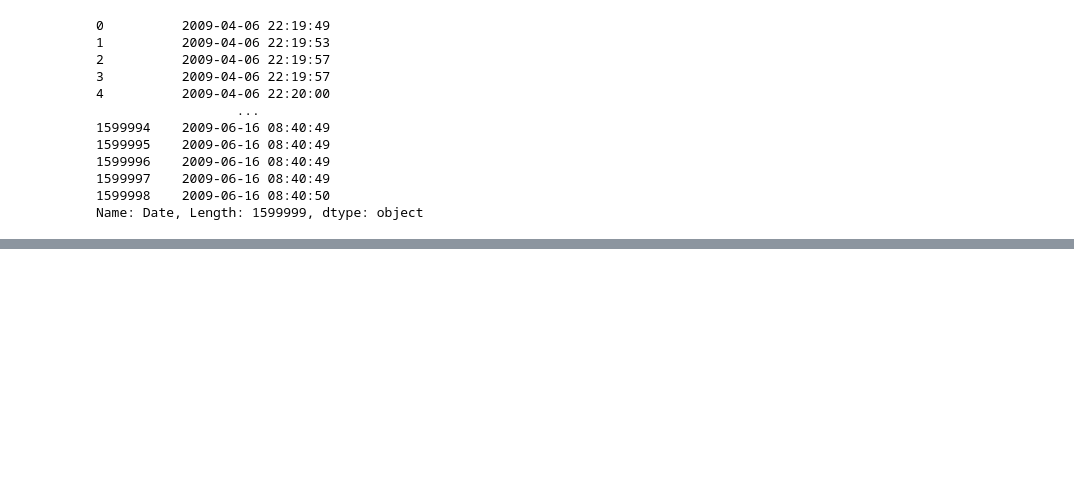
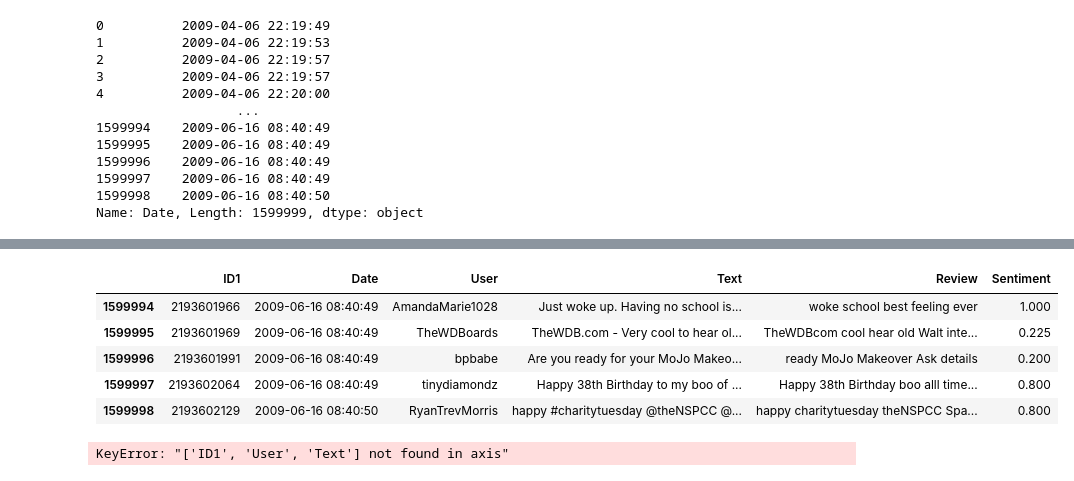
Before and after one commit to AlgirMina/Sem2CA2, a Jupyter notebook: SEM2CA2.ipynb, the cells around one changed output, grey strips where cells are left out. Cells and saved outputs as stored; diff of their text form; code cells hidden in the pictures; blank space fills up the shorter version.

```diff
--- a/SEM2CA2.ipynb
+++ b/SEM2CA2.ipynb
@@ -217,0 +263,13 @@ tweet.head()
+# %%
+tweet.tail()
+# %% [output]
+|  | ID1 | Date | User | Text | Review | Sentiment |
+| 1599994 | 2193601966 | 2009-06-16 08:40:49 | AmandaMarie1028 | Just woke up. Having no school is... | woke school best feeling ever | 1.000 |
+| 1599995 | 2193601969 | 2009-06-16 08:40:49 | TheWDBoards | TheWDB.com - Very cool to hear ol... | TheWDBcom cool hear old Walt inte... | 0.225 |
+| 1599996 | 2193601991 | 2009-06-16 08:40:49 | bpbabe | Are you ready for your MoJo Makeo... | ready MoJo Makeover Ask details | 0.200 |
+| 1599997 | 2193602064 | 2009-06-16 08:40:49 | tinydiamondz | Happy 38th Birthday to my boo of ... | Happy 38th Birthday boo alll time... | 0.800 |
+| 1599998 | 2193602129 | 2009-06-16 08:40:50 | RyanTrevMorris | happy #charitytuesday @theNSPCC @... | happy charitytuesday theNSPCC Spa... | 0.800 |
+# %%
+tweet.drop(['ID1', 'User', 'Text'], axis=1, inplace=True)
+# %% [output]
+KeyError: "['ID1', 'User', 'Text'] not found in axis"
```
Also changed, not shown: parts of 18 cells of this notebook.
